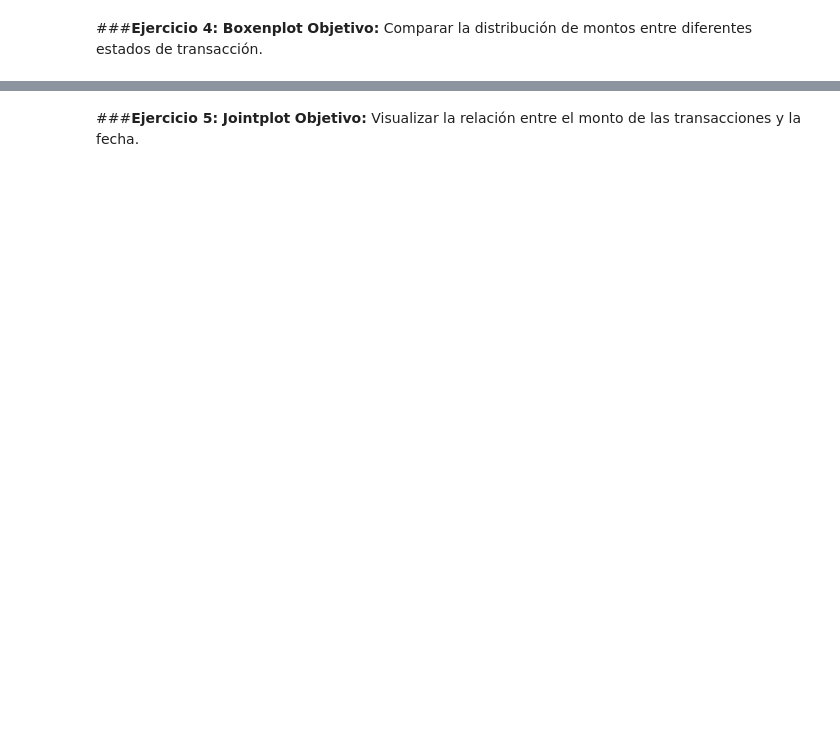
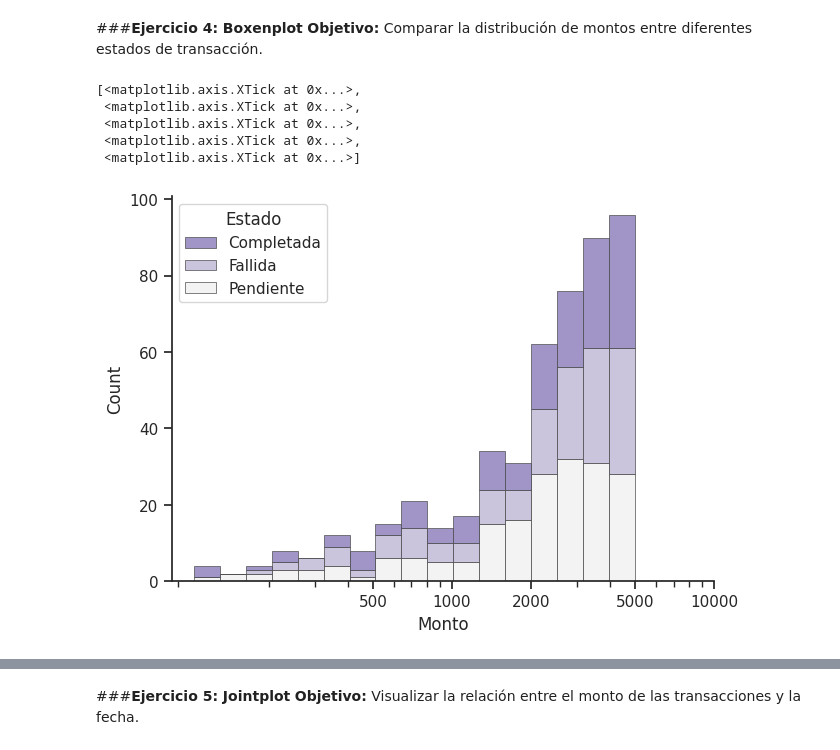
Before and after one commit to GustavoBD-Dev/AnalyticalModelsWithPythonCourse, a Jupyter notebook: 05_Seaborn.ipynb, the cells around one changed output, grey strips where cells are left out. Cells and saved outputs as stored; diff of their text form; code cells hidden in the pictures; blank space fills up the shorter version.

```diff
--- a/05_Seaborn.ipynb
+++ b/05_Seaborn.ipynb
@@ -153,3 +190,31 @@ df.head()
 # %% [markdown]
 ###**Ejercicio 4: Boxenplot**
 **Objetivo:** Comparar la distribución de montos entre diferentes estados de transacción.
+# %%
+import seaborn as sns
+import matplotlib as mpl
+import matplotlib.pyplot as plt
+
+sns.set_theme(style="ticks")
+
+f, ax = plt.subplots(figsize=(7, 5))
+sns.despine(f)
+
+sns.histplot(
+    df,
+    x="Monto", hue="Estado",
+    multiple="stack",
+    palette="light:m_r",
+    edgecolor=".3",
+    linewidth=.5,
+    log_scale=True,
+)
+ax.xaxis.set_major_formatter(mpl.ticker.ScalarFormatter())
+ax.set_xticks([500, 1000, 2000, 5000, 10000])
+# %% [output]
+[<matplotlib.axis.XTick at 0x...>,
+ <matplotlib.axis.XTick at 0x...>,
+ <matplotlib.axis.XTick at 0x...>,
+ <matplotlib.axis.XTick at 0x...>,
+ <matplotlib.axis.XTick at 0x...>]
+[figure, added]
```
Also changed, not shown: parts of 10 cells of this notebook.
